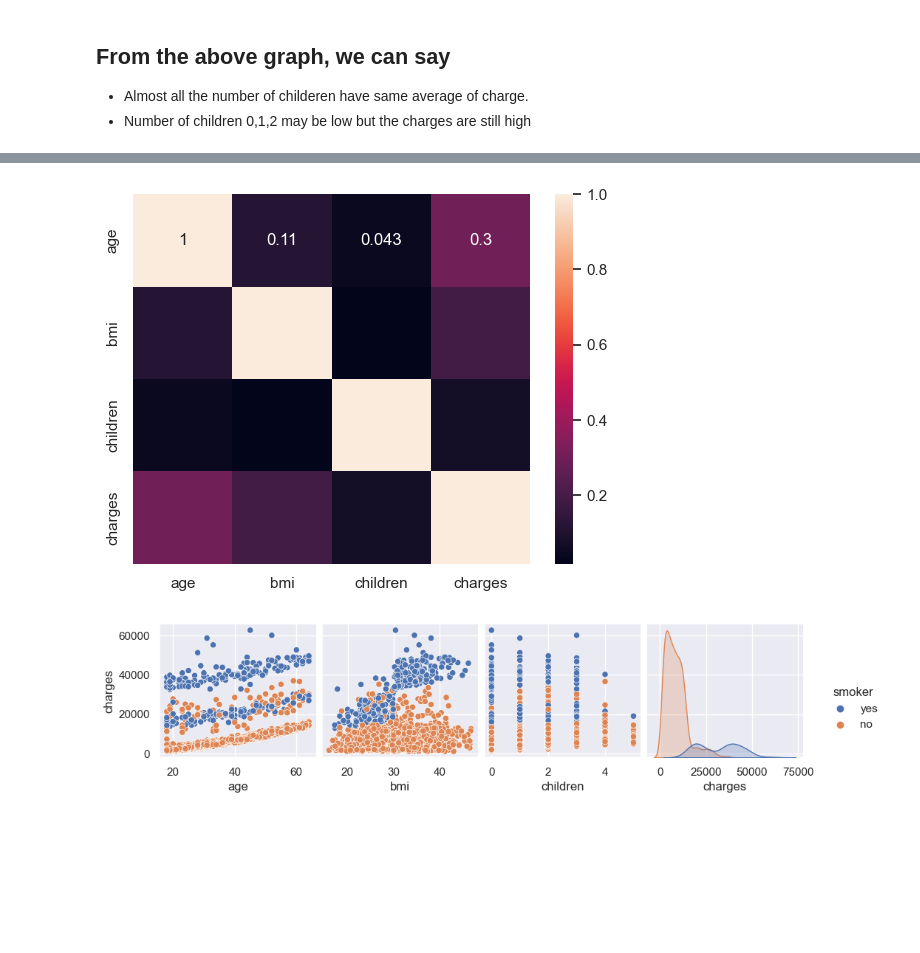
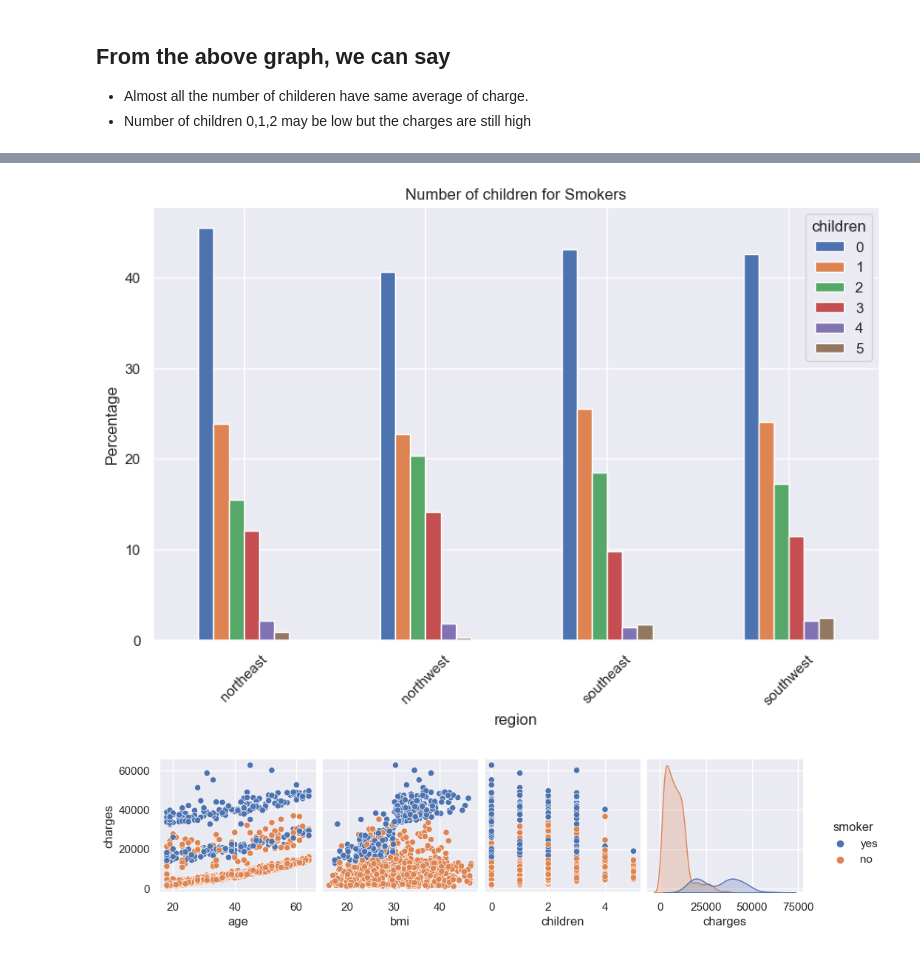
Before and after one commit to SachinSS96/Portfolio, a Jupyter notebook: Python/Insurance/Insurance_EDA_Hypothesis_Testing.ipynb, the cells around one changed output, grey strips where cells are left out. Drawn from its saved outputs; the diff is of its cells as text; code cells hidden in the pictures; blank space fills up the shorter version.

```diff
--- a/Python/Insurance/Insurance_EDA_Hypothesis_Testing.ipynb
+++ b/Python/Insurance/Insurance_EDA_Hypothesis_Testing.ipynb
@@ -381,9 +348,15 @@ AttributeError: 'numpy.int64' object has no attribute 'startswith'
-# %%
-sns.heatmap(data.corr(numeric_only=True), annot=True)
-plt.show()
-# We can see good co-relation between the age and charges.
-# %% [output]
-[figure, removed]
+# %%
+# All the regions seems to have same share of seveity levels.
+data.groupby("region")["children"].value_counts(normalize=True).mul(100).unstack().plot(
+    kind="bar", figsize=(10, 6)
+)
+plt.title("Number of children for Smokers")
+plt.ylabel("Percentage")
+plt.xlabel("region")
+plt.xticks(rotation=45)
+plt.show()
+# %% [output]
+[figure, added]
 # %%
 sns.pairplot(data, hue="smoker", y_vars=["charges"])
 plt.show()
```
Also changed, not shown: parts of 6 cells of this notebook.
